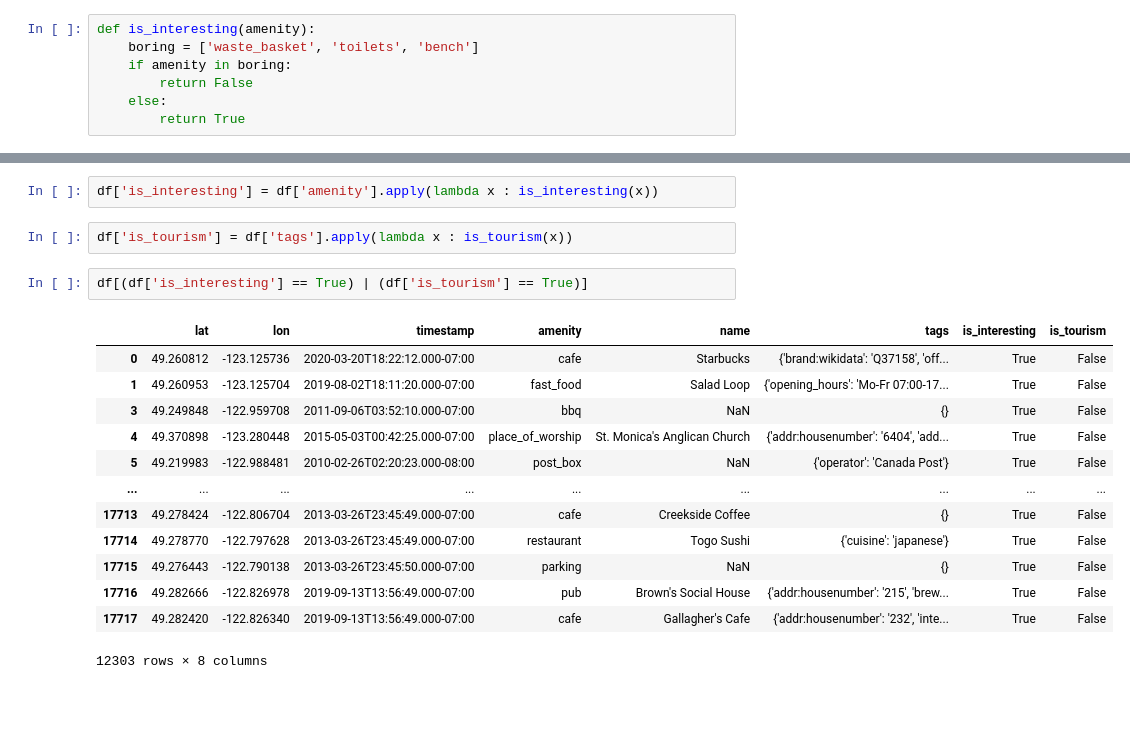
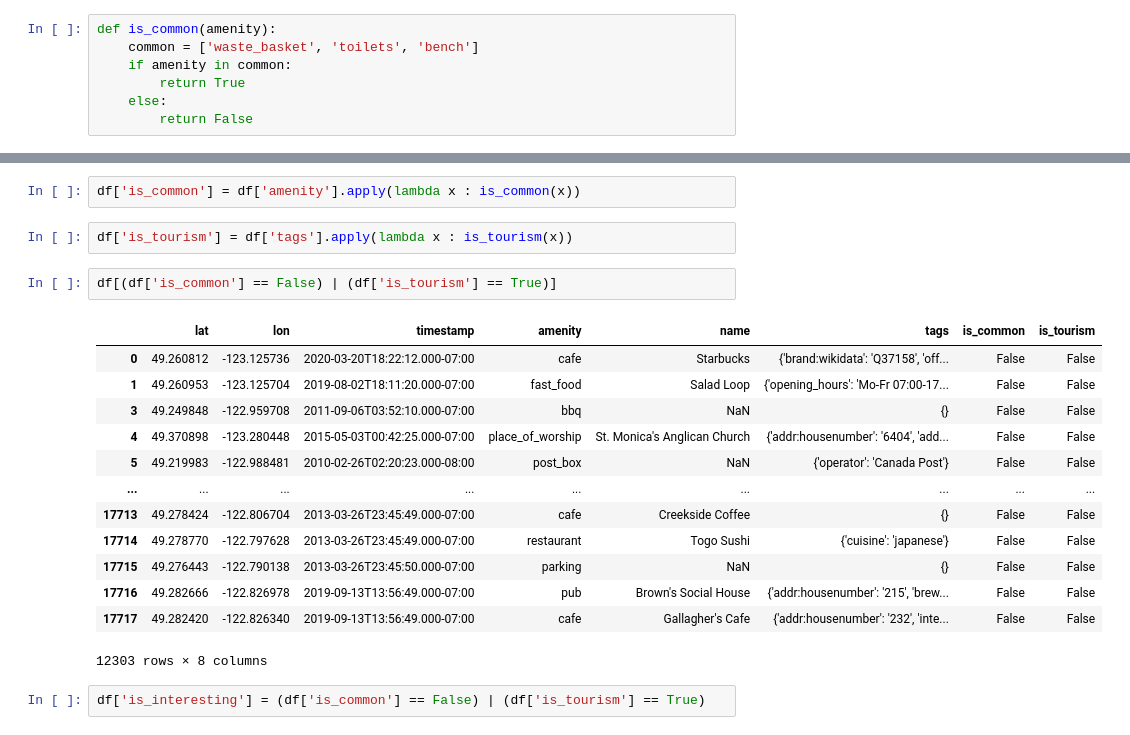
Before and after one commit to jchhuang-tech/geo-stats-data, a Jupyter notebook: nearby_amenities.ipynb, the cells around one changed output, grey strips where cells are left out. Drawn from its saved outputs; the diff is of its cells as text; blank space fills up the shorter version.

```diff
--- a/h1.ipynb
+++ b/nearby_amenities.ipynb
@@ -82,12 +83,12 @@ df['tags'].loc[1531]
  'wikidata': 'Q477663',
  'support': 'ground'}
 # %%
-def is_interesting(amenity):
-    boring = ['waste_basket', 'toilets', 'bench']
-    if amenity in boring:
+def is_common(amenity):
+    common = ['waste_basket', 'toilets', 'bench']
+    if amenity in common:
+        return True
+    else:
         return False
-    else:
-        return True
 # %%
 def is_tourism(tags):
     if 'tourism' in tags:
@@ -95,25 +96,27 @@ def is_tourism(tags):
     else:
         return False
 # %%
-df['is_interesting'] = df['amenity'].apply(lambda x : is_interesting(x))
+df['is_common'] = df['amenity'].apply(lambda x : is_common(x))
 # %%
 df['is_tourism'] = df['tags'].apply(lambda x : is_tourism(x))
 # %%
-df[(df['is_interesting'] == True) | (df['is_tourism'] == True)]
+df[(df['is_common'] == False) | (df['is_tourism'] == True)]
 # %% [output]
-|  | lat | lon | timestamp | amenity | name | tags | is_interesting | is_tourism |
-| 0 | 49.260812 | -123.125736 | 2020-03-20T18:22:12.000-07:00 | cafe | Starbucks | {'brand:wikidata': 'Q37158', 'off... | True | False |
-| 1 | 49.260953 | -123.125704 | 2019-08-02T18:11:20.000-07:00 | fast_food | Salad Loop | {'opening_hours': 'Mo-Fr 07:00-17... | True | False |
-| 3 | 49.249848 | -122.959708 | 2011-09-06T03:52:10.000-07:00 | bbq | NaN | {} | True | False |
-| 4 | 49.370898 | -123.280448 | 2015-05-03T00:42:25.000-07:00 | place_of_worship | St. Monica's Anglican Church | {'addr:housenumber': '6404', 'add... | True | False |
-| 5 | 49.219983 | -122.988481 | 2010-02-26T02:20:23.000-08:00 | post_box | NaN | {'operator': 'Canada Post'} | True | False |
+|  | lat | lon | timestamp | amenity | name | tags | is_common | is_tourism |
+| 0 | 49.260812 | -123.125736 | 2020-03-20T18:22:12.000-07:00 | cafe | Starbucks | {'brand:wikidata': 'Q37158', 'off... | False | False |
+| 1 | 49.260953 | -123.125704 | 2019-08-02T18:11:20.000-07:00 | fast_food | Salad Loop | {'opening_hours': 'Mo-Fr 07:00-17... | False | False |
+| 3 | 49.249848 | -122.959708 | 2011-09-06T03:52:10.000-07:00 | bbq | NaN | {} | False | False |
+| 4 | 49.370898 | -123.280448 | 2015-05-03T00:42:25.000-07:00 | place_of_worship | St. Monica's Anglican Church | {'addr:housenumber': '6404', 'add... | False | False |
+| 5 | 49.219983 | -122.988481 | 2010-02-26T02:20:23.000-08:00 | post_box | NaN | {'operator': 'Canada Post'} | False | False |
 | ... | ... | ... | ... | ... | ... | ... | ... | ... |
-| 17713 | 49.278424 | -122.806704 | 2013-03-26T23:45:49.000-07:00 | cafe | Creekside Coffee | {} | True | False |
-| 17714 | 49.278770 | -122.797628 | 2013-03-26T23:45:49.000-07:00 | restaurant | Togo Sushi | {'cuisine': 'japanese'} | True | False |
-| 17715 | 49.276443 | -122.790138 | 2013-03-26T23:45:50.000-07:00 | parking | NaN | {} | True | False |
-| 17716 | 49.282666 | -122.826978 | 2019-09-13T13:56:49.000-07:00 | pub | Brown's Social House | {'addr:housenumber': '215', 'brew... | True | False |
-| 17717 | 49.282420 | -122.826340 | 2019-09-13T13:56:49.000-07:00 | cafe | Gallagher's Cafe | {'addr:housenumber': '232', 'inte... | True | False |
+| 17713 | 49.278424 | -122.806704 | 2013-03-26T23:45:49.000-07:00 | cafe | Creekside Coffee | {} | False | False |
+| 17714 | 49.278770 | -122.797628 | 2013-03-26T23:45:49.000-07:00 | restaurant | Togo Sushi | {'cuisine': 'japanese'} | False | False |
+| 17715 | 49.276443 | -122.790138 | 2013-03-26T23:45:50.000-07:00 | parking | NaN | {} | False | False |
+| 17716 | 49.282666 | -122.826978 | 2019-09-13T13:56:49.000-07:00 | pub | Brown's Social House | {'addr:housenumber': '215', 'brew... | False | False |
+| 17717 | 49.282420 | -122.826340 | 2019-09-13T13:56:49.000-07:00 | cafe | Gallagher's Cafe | {'addr:housenumber': '232', 'inte... | False | False |
 12303 rows × 8 columns
+# %%
+df['is_interesting'] = (df['is_common'] == False) | (df['is_tourism'] == True)
 # %%
 pd.set_option('display.max_rows', 10)
 print(df[df['amenity'] == 'fast_food'].groupby('name').count())
```
Also changed, not shown: parts of 29 cells of this notebook, 6 other files.
